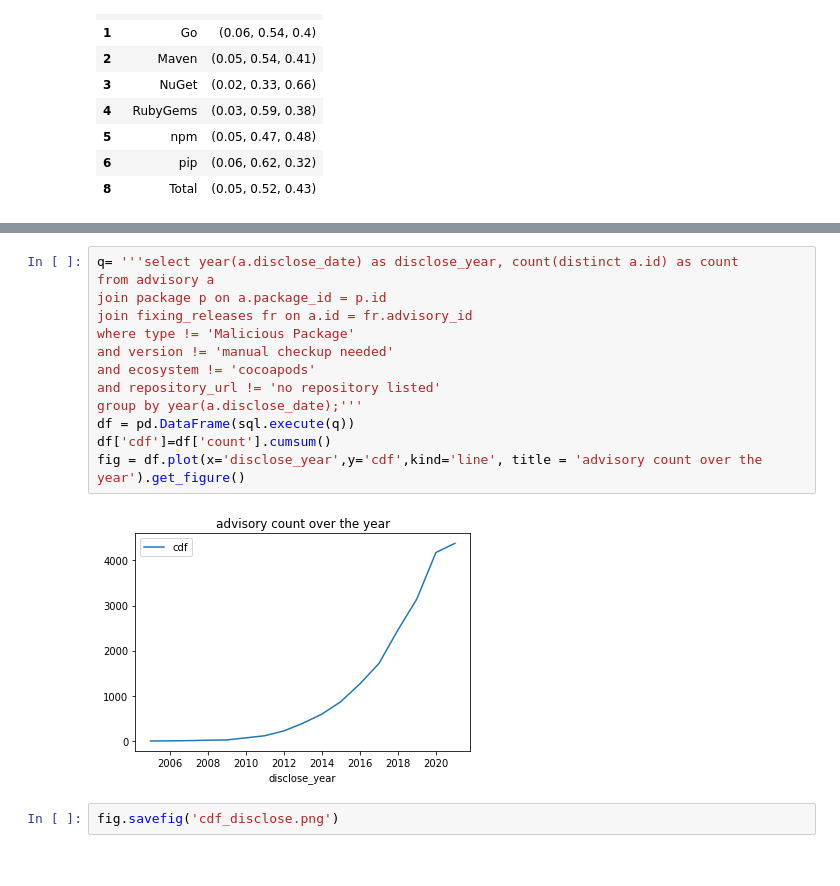
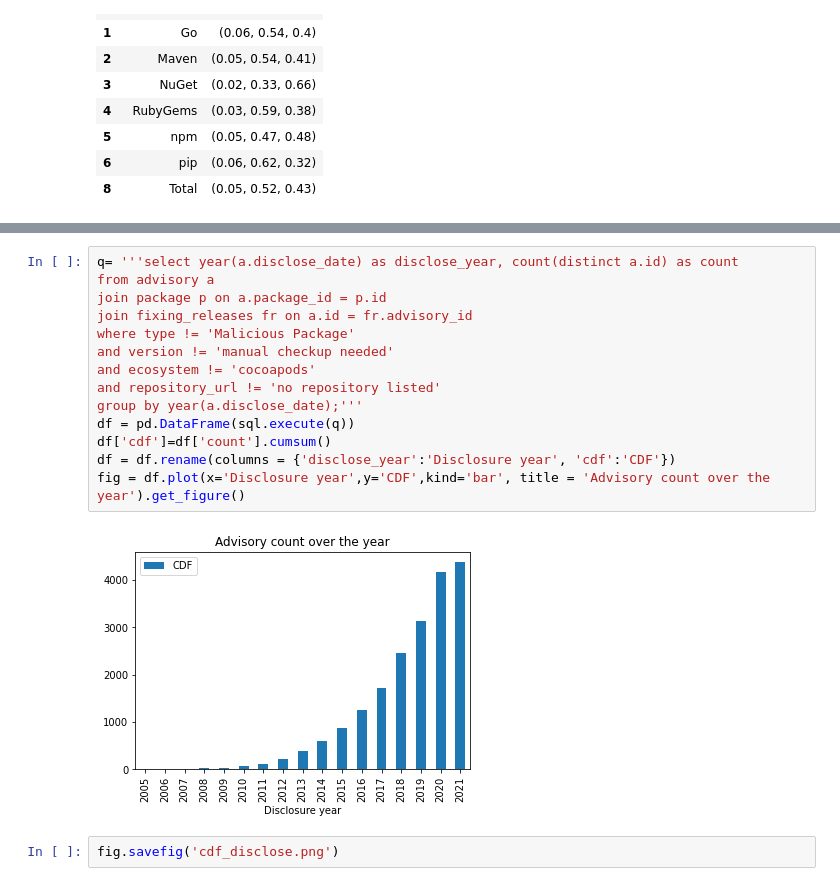
Before and after one commit to nasifimtiazohi/advisory-lifecycle, a Jupyter notebook: data_explore/repo_resolved.ipynb, the cells around one changed output, grey strips where cells are left out. Cells and saved outputs as stored; diff of their text form.

```diff
--- a/data_explore/repo_resolved.ipynb
+++ b/data_explore/repo_resolved.ipynb
@@ -248,18 +267,19 @@ print(tabulate(df, tablefmt='latex', headers='keys',showindex=False))
 # %%
 q= '''select year(a.disclose_date) as disclose_year, count(distinct a.id) as count
 from advisory a
 join package p on a.package_id = p.id
 join fixing_releases fr on a.id = fr.advisory_id
 where type != 'Malicious Package'
 and version != 'manual checkup needed'
 and ecosystem != 'cocoapods'
 and repository_url != 'no repository listed'
 group by year(a.disclose_date);'''
 df = pd.DataFrame(sql.execute(q))
 df['cdf']=df['count'].cumsum()
-fig = df.plot(x='disclose_year',y='cdf',kind='line', title = 'advisory count over the year').get_figure()
+df = df.rename(columns = {'disclose_year':'Disclosure year', 'cdf':'CDF'})
+fig = df.plot(x='Disclosure year',y='CDF',kind='bar', title = 'Advisory count over the year').get_figure()
 # %% [output]
-[figure, old version]
+[figure, new version]
 # %%
 fig.savefig('cdf_disclose.png')
 # %%
```
Also changed, not shown: parts of 13 cells of this notebook, 2 other files.
